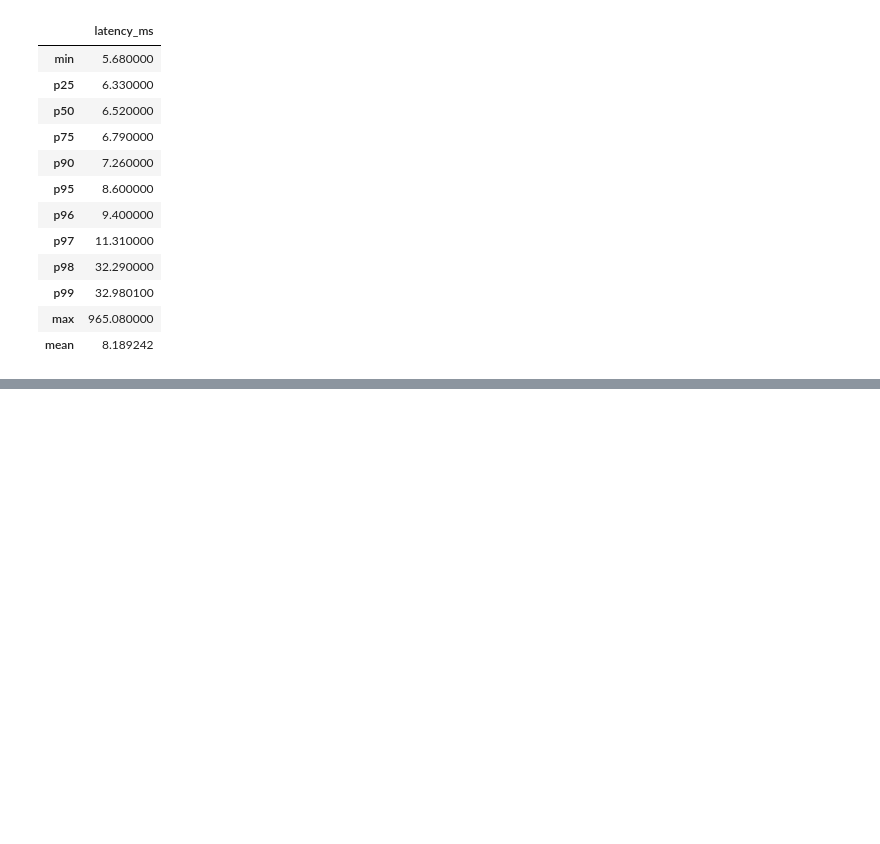
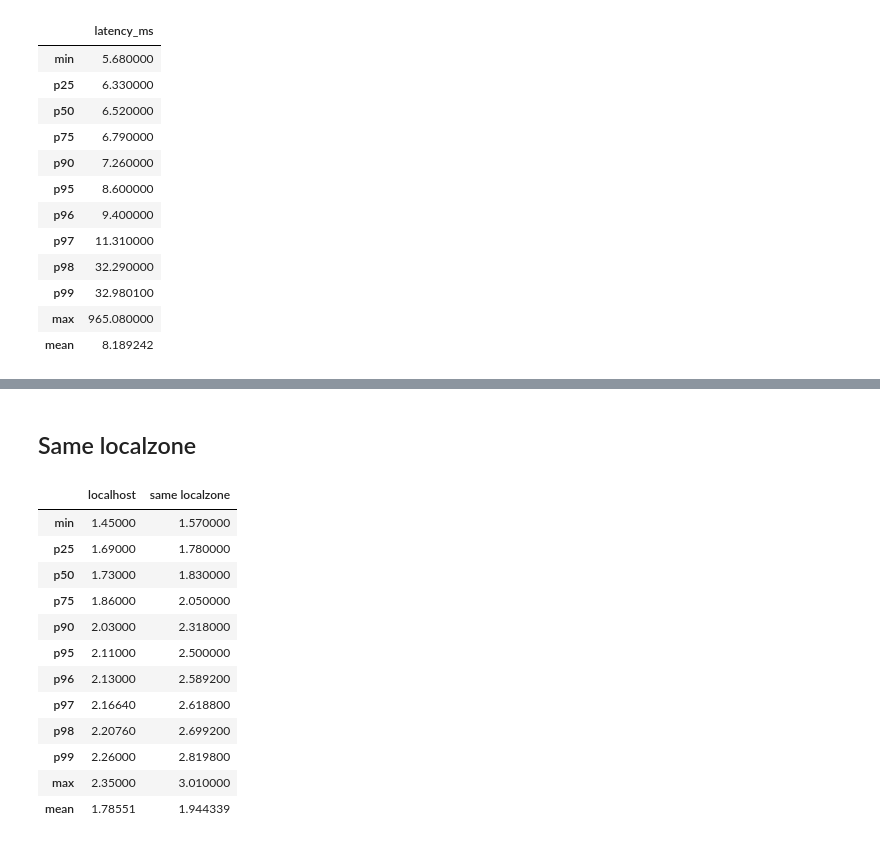
Before and after one commit to ericmelz/pinger-parser, a Jupyter notebook: jupyter/Pinger Parser Playground.ipynb, the cells around one changed output, grey strips where cells are left out. Drawn from its saved outputs; the diff is of its cells as text; code cells hidden in the pictures; blank space fills up the shorter version.

```diff
--- a/jupyter/Pinger Parser Playground.ipynb
+++ b/jupyter/Pinger Parser Playground.ipynb
@@ -503,0 +508,2 @@ df12
+# %%
+df13 = pd.read_csv('/Users/emelz/Documents/code/pinger-parser/jupyter/data/data_localhost.csv', names=header_list)
@@ -503,0 +519,39 @@ df12
+# %% [markdown]
+## Same localzone
+# %%
+df14 = pd.read_csv('/Users/emelz/Documents/code/pinger-parser/jupyter/data/data_same_localzone.csv', names=header_list)
+# %%
+data = {'localhost':[df13['latency_ms'].min(),
+                      df13.quantile(.25)['latency_ms'], df13.quantile(.5)['latency_ms'],
+                      df13.quantile(.75)['latency_ms'], df13.quantile(.9)['latency_ms'],
+                      df13.quantile(.95)['latency_ms'], df13.quantile(.96)['latency_ms'],
+                      df13.quantile(.97)['latency_ms'], df13.quantile(.98)['latency_ms'],
+                      df13.quantile(.99)['latency_ms'],
+                      df13['latency_ms'].max(),
+                      df13['latency_ms'].mean()],
+        'same localzone':[df14['latency_ms'].min(),
+                      df14.quantile(.25)['latency_ms'], df14.quantile(.5)['latency_ms'],
+                      df14.quantile(.75)['latency_ms'], df14.quantile(.9)['latency_ms'],
+                      df14.quantile(.95)['latency_ms'], df14.quantile(.96)['latency_ms'],
+                      df14.quantile(.97)['latency_ms'], df14.quantile(.98)['latency_ms'],
+                      df14.quantile(.99)['latency_ms'],
+                      df14['latency_ms'].max(),
+                      df14['latency_ms'].mean()],
+        }
+index = ['min', 'p25', 'p50', 'p75', 'p90', 'p95', 'p96', 'p97', 'p98', 'p99', 'max', 'mean']
+df15 = pd.DataFrame(data, index=index)
+df15
+# %% [output]
+|  | localhost | same localzone |
+| min | 1.45000 | 1.570000 |
+| p25 | 1.69000 | 1.780000 |
+| p50 | 1.73000 | 1.830000 |
+| p75 | 1.86000 | 2.050000 |
+| p90 | 2.03000 | 2.318000 |
+| p95 | 2.11000 | 2.500000 |
+| p96 | 2.13000 | 2.589200 |
+| p97 | 2.16640 | 2.618800 |
+| p98 | 2.20760 | 2.699200 |
+| p99 | 2.26000 | 2.819800 |
+| max | 2.35000 | 3.010000 |
+| mean | 1.78551 | 1.944339 |
```
Also changed, not shown: parts of 13 cells of this notebook, 2 other files.
